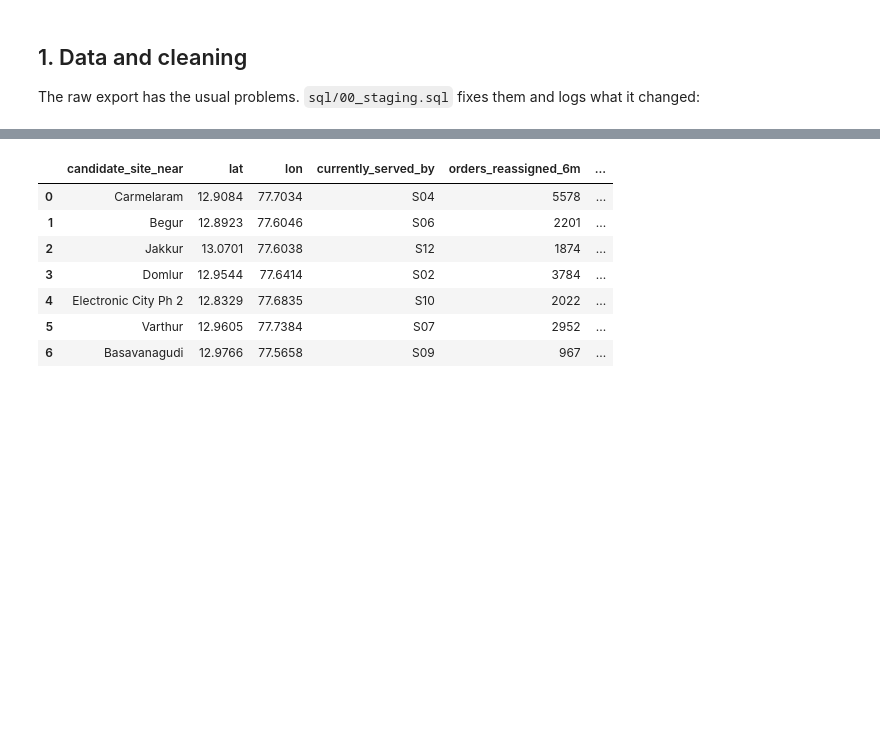
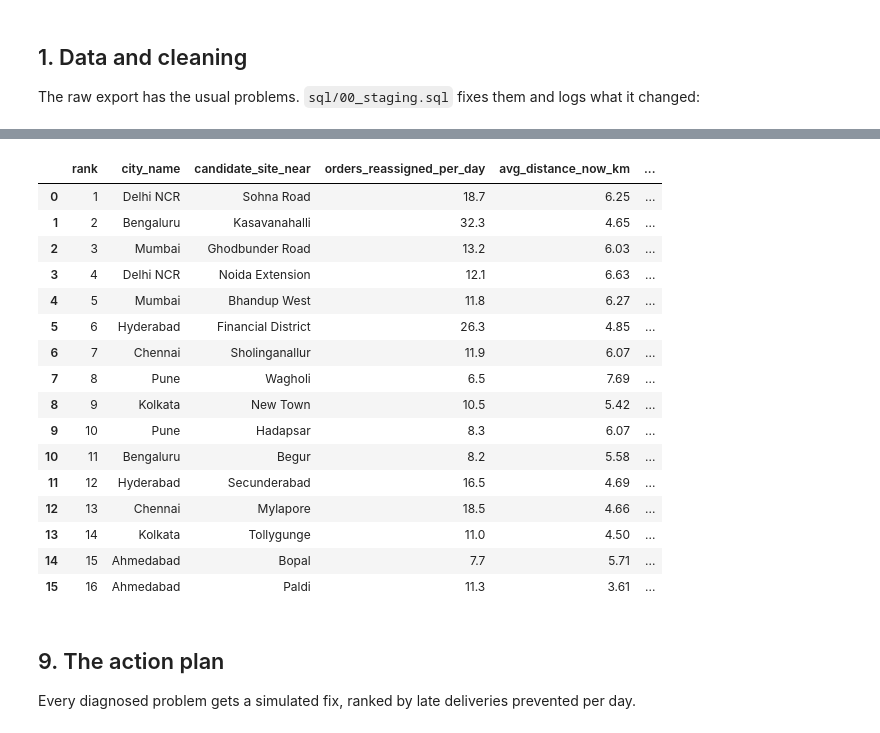
Before and after one commit to Sujal-tyagi17/darkstore-performance-analysis, a Jupyter notebook: notebooks/darkstore_analysis.ipynb, the cells around one changed output, grey strips where cells are left out. Saved outputs shown, nothing was run; the diff lists cells and outputs as text; code cells hidden in the pictures; blank space fills up the shorter version.

```diff
--- a/notebooks/darkstore_analysis.ipynb
+++ b/notebooks/darkstore_analysis.ipynb
@@ -8,15 +13,14 @@ This notebook walks through the analysis step by step. The heavy lifting lives i
 # %%
-import json, sys
+import json
 from pathlib import Path
 import duckdb, pandas as pd
-from IPython.display import Image, Markdown, display
+from IPython.display import Image
 
 ROOT = Path.cwd().parent if Path.cwd().name == "notebooks" else Path.cwd()
 con = duckdb.connect(str(ROOT / "data" / "darkstore.duckdb"), read_only=True)
-P = ROOT / "data" / "processed"
-FIG = ROOT / "reports" / "figures"
+P, FIG = ROOT / "data" / "processed", ROOT / "reports" / "figures"
 m = json.loads((ROOT / "reports" / "metrics.json").read_text())
-pd.set_option("display.width", 200); pd.set_option("display.max_columns", 30)
+pd.set_option("display.width", 220); pd.set_option("display.max_columns", 30)
 q = lambda sql: con.execute(sql).df()
 # %% [markdown]
 ## 1. Data and cleaning
@@ -302,11 +312,23 @@ Orders delivered more than 3.5 km away are clustered with K-means. For each clus
 # %%
-pd.read_csv(P / "expansion_candidates.csv")
+pd.read_csv(P / "expansion_candidates.csv")[["rank","city_name","candidate_site_near","orders_reassigned_per_day","avg_distance_now_km","avg_distance_new_km","late_pct_now","late_pct_new","late_avoided_per_day"]]
 # %% [output]
-|  | candidate_site_near | lat | lon | currently_served_by | orders_reassigned_6m | ... |
-| 0 | Carmelaram | 12.9084 | 77.7034 | S04 | 5578 | ... |
-| 1 | Begur | 12.8923 | 77.6046 | S06 | 2201 | ... |
-| 2 | Jakkur | 13.0701 | 77.6038 | S12 | 1874 | ... |
-| 3 | Domlur | 12.9544 | 77.6414 | S02 | 3784 | ... |
-| 4 | Electronic City Ph 2 | 12.8329 | 77.6835 | S10 | 2022 | ... |
-| 5 | Varthur | 12.9605 | 77.7384 | S07 | 2952 | ... |
-| 6 | Basavanagudi | 12.9766 | 77.5658 | S09 | 967 | ... |
+|  | rank | city_name | candidate_site_near | orders_reassigned_per_day | avg_distance_now_km | ... |
+| 0 | 1 | Delhi NCR | Sohna Road | 18.7 | 6.25 | ... |
+| 1 | 2 | Bengaluru | Kasavanahalli | 32.3 | 4.65 | ... |
+| 2 | 3 | Mumbai | Ghodbunder Road | 13.2 | 6.03 | ... |
+| 3 | 4 | Delhi NCR | Noida Extension | 12.1 | 6.63 | ... |
+| 4 | 5 | Mumbai | Bhandup West | 11.8 | 6.27 | ... |
+| 5 | 6 | Hyderabad | Financial District | 26.3 | 4.85 | ... |
+| 6 | 7 | Chennai | Sholinganallur | 11.9 | 6.07 | ... |
+| 7 | 8 | Pune | Wagholi | 6.5 | 7.69 | ... |
+| 8 | 9 | Kolkata | New Town | 10.5 | 5.42 | ... |
+| 9 | 10 | Pune | Hadapsar | 8.3 | 6.07 | ... |
+| 10 | 11 | Bengaluru | Begur | 8.2 | 5.58 | ... |
+| 11 | 12 | Hyderabad | Secunderabad | 16.5 | 4.69 | ... |
+| 12 | 13 | Chennai | Mylapore | 18.5 | 4.66 | ... |
+| 13 | 14 | Kolkata | Tollygunge | 11.0 | 4.50 | ... |
+| 14 | 15 | Ahmedabad | Bopal | 7.7 | 5.71 | ... |
+| 15 | 16 | Ahmedabad | Paldi | 11.3 | 3.61 | ... |
+# %% [markdown]
+## 9. The action plan
+Every diagnosed problem gets a simulated fix, ranked by late deliveries prevented per day.
```
Also changed, not shown: parts of 72 cells of this notebook, 3 other files.
